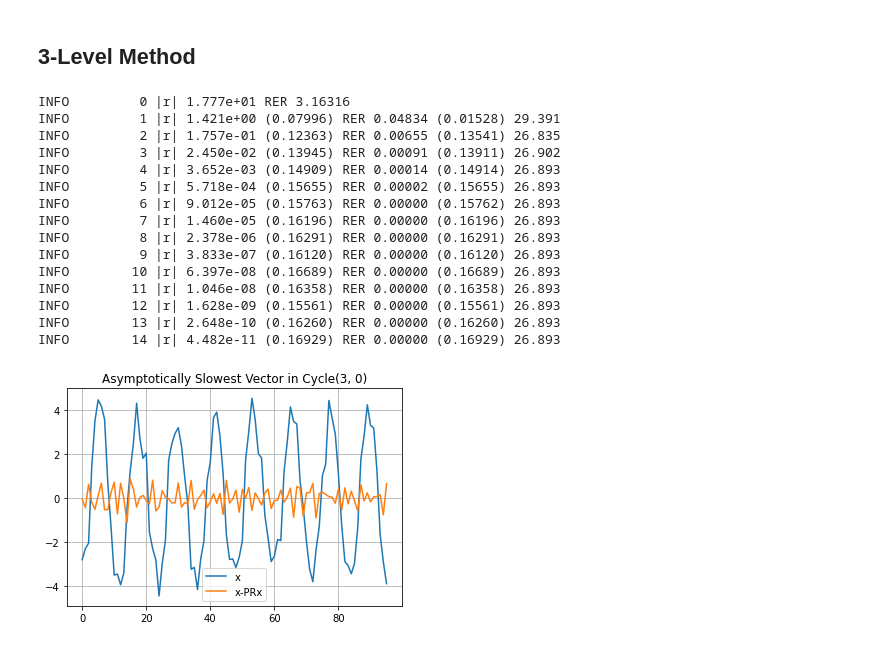
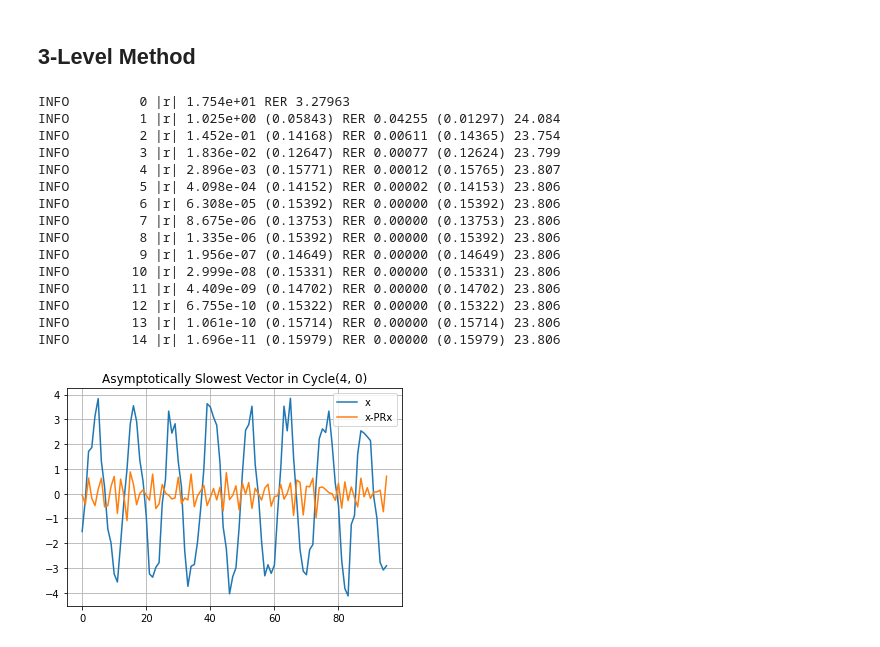
Before and after one commit to 436ahsan/Helmholtz, a Jupyter notebook: notebooks/repetitive/4_2_coarsening_3_level.ipynb, the cells around one changed output. Drawn from its saved outputs; the diff is of its cells as text; code cells hidden in the pictures.

```diff
--- a/notebooks/repetitive/4_2_coarsening_3_level.ipynb
+++ b/notebooks/repetitive/4_2_coarsening_3_level.ipynb
@@ -384,7 +384,7 @@ y, _ = hm.repetitive.locality.two_level_conv_factor(m0, nu, print_frequency=1, d
 # Asymptotic vector.
 plt.title("Asymptotically Slowest Vector in Two-level Cycle({},0)".format(nu))
 y -= y.mean() # Remove zero component.
-e = y - m0[1].p.dot(m0[1].r.dot(y))
+e = y - m0[1].interpolate(m0[1].coarsen(y))
 plt.plot(y, label="x");
 plt.plot(e, label="x-PRx");
 plt.grid(True);
@@ -721,35 +723,35 @@ for l, lam in enumerate(laml):
 # %%
 m0.add(m1[1])
 # %%
-nu_pre = 3
+nu_pre = 4
 nu_post = 2
 y, _ = hm.repetitive.locality.two_level_conv_factor(m0, nu_pre, nu_post=nu_post, print_frequency=1, debug=False)
 
 # Asymptotic vector.
 plt.title("Asymptotically Slowest Vector in Cycle({}, 0)".format(nu_pre, nu_post))
 # y -= y.mean() # Remove zero component.
 # e = y - multilevel[1].p.dot(multilevel[1].r.dot(y))
 plt.plot(y, label="x");
 plt.plot(e, label="x-PRx");
 plt.grid(True);
 plt.legend();
 # %% [output]
-INFO         0 |r| 1.777e+01 RER 3.16316
-INFO         1 |r| 1.421e+00 (0.07996) RER 0.04834 (0.01528) 29.391
-INFO         2 |r| 1.757e-01 (0.12363) RER 0.00655 (0.13541) 26.835
-INFO         3 |r| 2.450e-02 (0.13945) RER 0.00091 (0.13911) 26.902
-INFO         4 |r| 3.652e-03 (0.14909) RER 0.00014 (0.14914) 26.893
-INFO         5 |r| 5.718e-04 (0.15655) RER 0.00002 (0.15655) 26.893
-INFO         6 |r| 9.012e-05 (0.15763) RER 0.00000 (0.15762) 26.893
-INFO         7 |r| 1.460e-05 (0.16196) RER 0.00000 (0.16196) 26.893
-INFO         8 |r| 2.378e-06 (0.16291) RER 0.00000 (0.16291) 26.893
-INFO         9 |r| 3.833e-07 (0.16120) RER 0.00000 (0.16120) 26.893
-INFO        10 |r| 6.397e-08 (0.16689) RER 0.00000 (0.16689) 26.893
-INFO        11 |r| 1.046e-08 (0.16358) RER 0.00000 (0.16358) 26.893
-INFO        12 |r| 1.628e-09 (0.15561) RER 0.00000 (0.15561) 26.893
-INFO        13 |r| 2.648e-10 (0.16260) RER 0.00000 (0.16260) 26.893
-INFO        14 |r| 4.482e-11 (0.16929) RER 0.00000 (0.16929) 26.893
+INFO         0 |r| 1.754e+01 RER 3.27963
+INFO         1 |r| 1.025e+00 (0.05843) RER 0.04255 (0.01297) 24.084
+INFO         2 |r| 1.452e-01 (0.14168) RER 0.00611 (0.14365) 23.754
+INFO         3 |r| 1.836e-02 (0.12647) RER 0.00077 (0.12624) 23.799
+INFO         4 |r| 2.896e-03 (0.15771) RER 0.00012 (0.15765) 23.807
+INFO         5 |r| 4.098e-04 (0.14152) RER 0.00002 (0.14153) 23.806
+INFO         6 |r| 6.308e-05 (0.15392) RER 0.00000 (0.15392) 23.806
+INFO         7 |r| 8.675e-06 (0.13753) RER 0.00000 (0.13753) 23.806
+INFO         8 |r| 1.335e-06 (0.15392) RER 0.00000 (0.15392) 23.806
+INFO         9 |r| 1.956e-07 (0.14649) RER 0.00000 (0.14649) 23.806
+INFO        10 |r| 2.999e-08 (0.15331) RER 0.00000 (0.15331) 23.806
+INFO        11 |r| 4.409e-09 (0.14702) RER 0.00000 (0.14702) 23.806
+INFO        12 |r| 6.755e-10 (0.15322) RER 0.00000 (0.15322) 23.806
+INFO        13 |r| 1.061e-10 (0.15714) RER 0.00000 (0.15714) 23.806
+INFO        14 |r| 1.696e-11 (0.15979) RER 0.00000 (0.15979) 23.806
-[figure, old version]
+[figure, new version]
 # %%
 # Calculate eigenpairs at all levels.
 laml, vl_finest = hm.analysis.ideal.compare_spectrum(m0)
```
Also changed, not shown: parts of 24 cells of this notebook, 13 other files.
